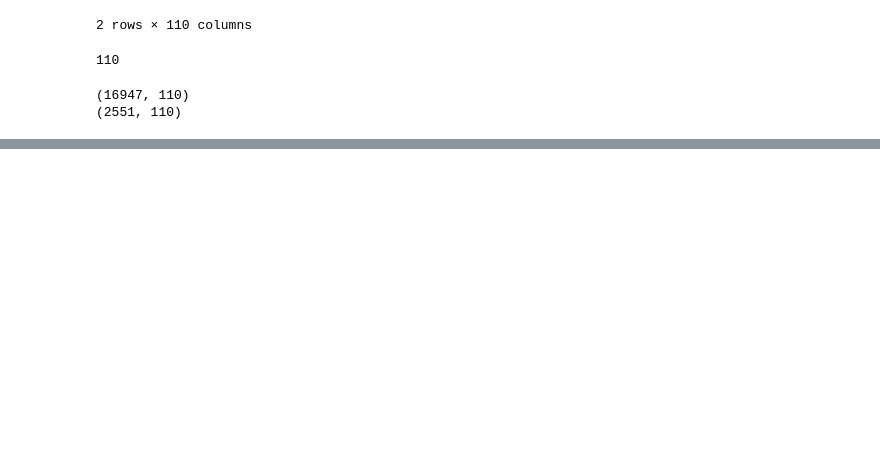
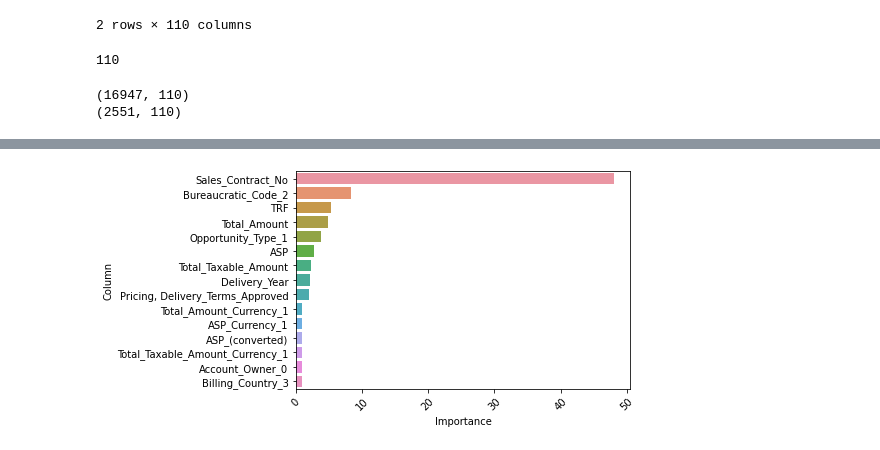
Before and after one commit to fede-alt/datos_2c2020_tp2-1, a Jupyter notebook: models/TP2 - Random Forest.ipynb, the cells around one changed output, grey strips where cells are left out. Drawn from its saved outputs; the diff is of its cells as text; code cells hidden in the pictures; blank space fills up the shorter version.

```diff
--- a/models/TP2 - Random Forest.ipynb
+++ b/models/TP2 - Random Forest.ipynb
@@ -116,0 +153,8 @@ pred_df.to_csv("../submits/rf_model1.csv",index=False)
+# %%
+to_plot = pd.DataFrame(zip(X_train,rf_model.feature_importances_),columns=["Column","Importance"])\
+            .sort_values("Importance", ascending= False)
+
+print("Suma de importancias: ", to_plot["Importance"].sum())
+
+to_plot= to_plot.nlargest(15,"Importance")
+to_plot.head()
@@ -116,0 +169,6 @@ pred_df.to_csv("../submits/rf_model1.csv",index=False)
+# %%
+sns.barplot(x=(to_plot["Importance"]*100),y=to_plot["Column"],orient="h")
+plt.xticks(rotation=45)
+plt.show()
+# %% [output]
+[figure, added]
```
Also changed, not shown: parts of 12 cells of this notebook, 6 other files.
